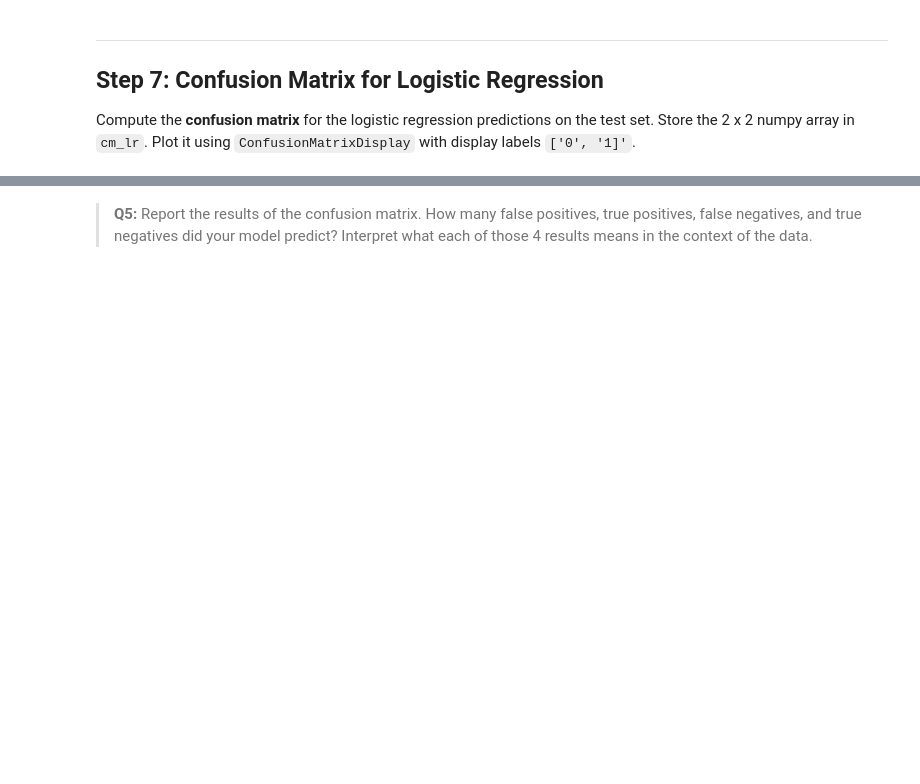
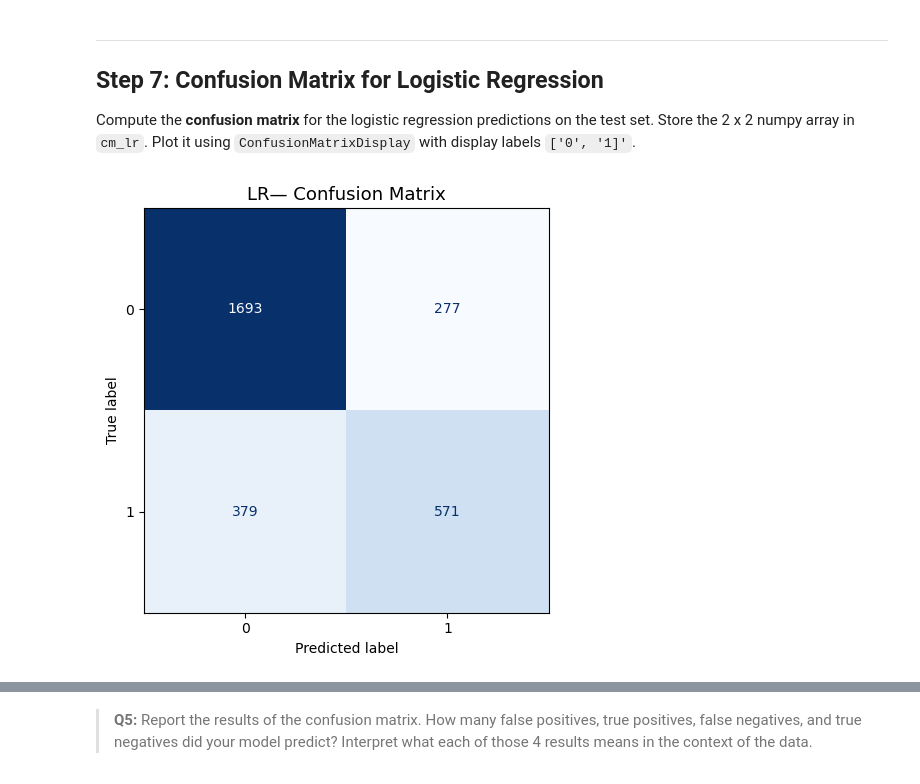
Before and after one commit to willrmull/assignment-2, a Jupyter notebook: hw2-task2.ipynb, the cells around one changed output, grey strips where cells are left out. Cells and saved outputs as stored; diff of their text form; code cells hidden in the pictures; blank space fills up the shorter version.

```diff
--- a/hw2-task2.ipynb
+++ b/hw2-task2.ipynb
@@ -194,7 +239,8 @@ _Type your answer here, replacing this text._
 ## Step 5: KNN with Optimal K
  Re- run your  K-Nearest Neighbors Classifier with number of neighbors equal to  `optimal_k`. Store your accuracy in `knn_optimal_accuracy`.
 # %%
-
-knn_optimal_accuracy = ...
+knn15 = KNeighborsClassifier(n_neighbors=15)
+knn15.fit(X_train, y_train)
+knn_optimal_accuracy = accuracy_score(y_test, knn15.predict(X_test))
 
 print(f'KNN (K={optimal_k}) test accuracy: {knn_optimal_accuracy:.4f}')
@@ -223,8 +273,12 @@ We will now create a Logistic Regression with the same predictors and outcome va
 2. Fit `lr` on the full training set, predict on the test set, and store predictions in `y_pred_lr` and test-set accuracy in `lr_accuracy`. This will be using the default threshold of $\alpha=0.5$.
 3. Extract the coefficients from your linear regression with `.coef_[]` and `.intercept_[]`. Create a table with a feature and coefficient column to present your results.
 # %%
-lr = ...
+lr = LogisticRegressionCV(cv = 5, random_state = 42)
+lr.fit(X_train, y_train.values.ravel())
 
-y_pred_lr   = ...
-lr_accuracy = ...
+y_pred_lr   = lr.predict(X_test)
+knn_optimal = KNeighborsClassifier(n_neighbors=optimal_k)
+knn_optimal.fit(X_train, y_train.values.ravel())
+y_pred_knn_optimal = knn_optimal.predict(X_test)
+lr_accuracy = accuracy_score(y_test, lr.predict(X_test))
 lr_accuracy
@@ -247,6 +305,17 @@ _Type your answer here, replacing this text._
 
 Compute the **confusion matrix** for the logistic regression predictions on the test set. Store the 2 x 2 numpy array in `cm_lr`. Plot it using `ConfusionMatrixDisplay` with display labels `['0', '1]'`.
 # %%
-cm_lr = ...
+cm_lr = confusion_matrix(y_test, y_pred_lr)
+
+disp = ConfusionMatrixDisplay(confusion_matrix=cm_lr,
+                               display_labels=['0', '1'])
+
+fig, ax = plt.subplots(figsize=(6, 5))
+disp.plot(ax=ax, colorbar=False, cmap='Blues')
+ax.set_title('LR— Confusion Matrix', fontsize=13)
+plt.tight_layout()
+plt.show()
+# %% [output]
+[figure, added]
 # %%
 grader.check("q11")
```
Also changed, not shown: parts of 23 cells of this notebook, 1 other file.
